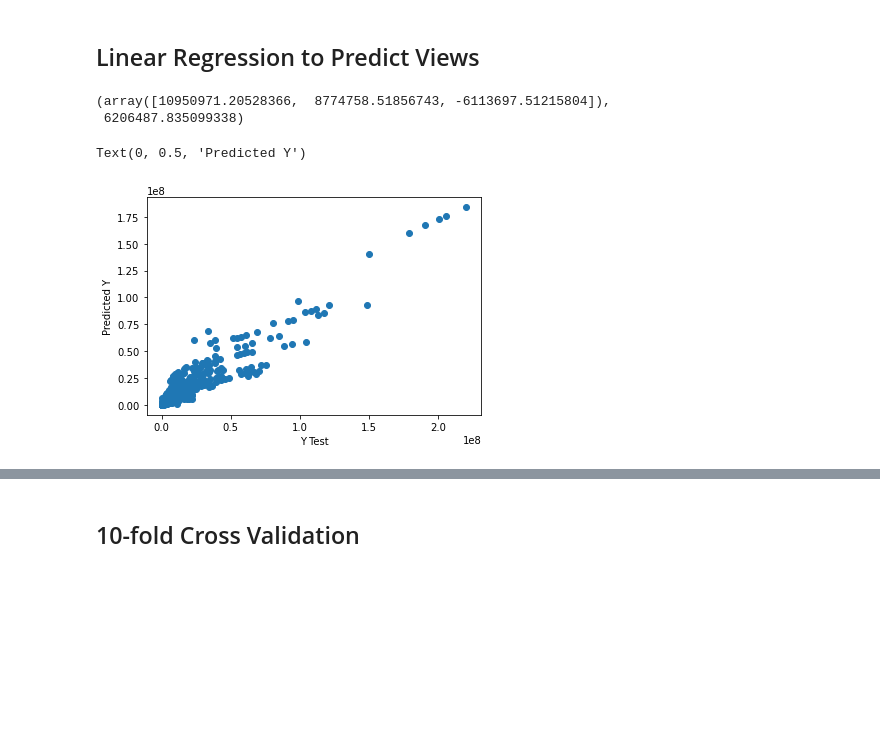
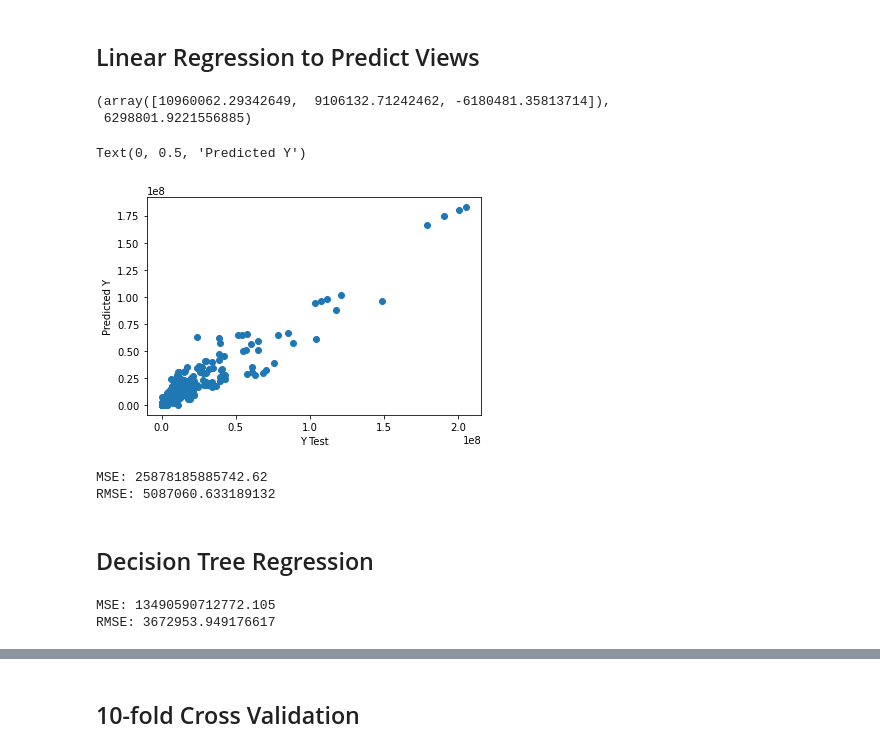
Before and after one commit to julialu-nini/ds-youtube-project, a Jupyter notebook: YouTube videos EDA.ipynb, the cells around one changed output, grey strips where cells are left out. Saved outputs shown, nothing was run; the diff lists cells and outputs as text; code cells hidden in the pictures; blank space fills up the shorter version.

```diff
--- a/YouTube videos EDA.ipynb
+++ b/YouTube videos EDA.ipynb
@@ -179,7 +133,7 @@ df = videos[videos['snippet.title']=='Music']
 from sklearn.model_selection import train_test_split
 y = df['views']
 X = df[['likes','dislikes','comment_count']]
-X_train, X_test, y_train, y_test = train_test_split(X, y, test_size=0.3, random_state=123)
+X_train, X_test, y_train, y_test = train_test_split(X, y, test_size=0.2, random_state=123)
 
 from sklearn.preprocessing import StandardScaler
 
@@ -192,13 +146,23 @@ lm = LinearRegression()
 lm.fit(X_train,y_train)
 lm.coef_, lm.intercept_
 # %% [output]
-(array([10950971.20528366,  8774758.51856743, -6113697.51215804]),
- 6206487.835099338)
+(array([10960062.29342649,  9106132.71242462, -6180481.35813714]),
+ 6298801.9221556885)
 # %%
-predictions = lm.predict( X_test)
-plt.scatter(y_test,predictions)
+pred_1 = lm.predict( X_test)
+plt.scatter(y_test,pred_1)
 plt.xlabel('Y Test')
 plt.ylabel('Predicted Y')
 # %% [output]
 Text(0, 0.5, 'Predicted Y')
-[figure, old version]
+[figure, new version]
+# %%
+## MSE
+from sklearn.metrics import mean_squared_error
+print("MSE:",mean_squared_error(y_test,pred_1))
+print("RMSE:",np.sqrt(mean_squared_error(y_test,pred_1)))
+# %% [output]
+MSE: 25878185885742.62
+RMSE: 5087060.633189132
+# %% [markdown]
+## Decision Tree Regression
@@ -204,0 +174,6 @@ Text(0, 0.5, 'Predicted Y')
+# %%
+print("MSE:",mean_squared_error(y_test,pred_2))
+print("RMSE:",np.sqrt(mean_squared_error(y_test,pred_2)))
+# %% [output]
+MSE: 13490590712772.105
+RMSE: 3672953.949176617
```
Also changed, not shown: parts of 40 cells of this notebook.
